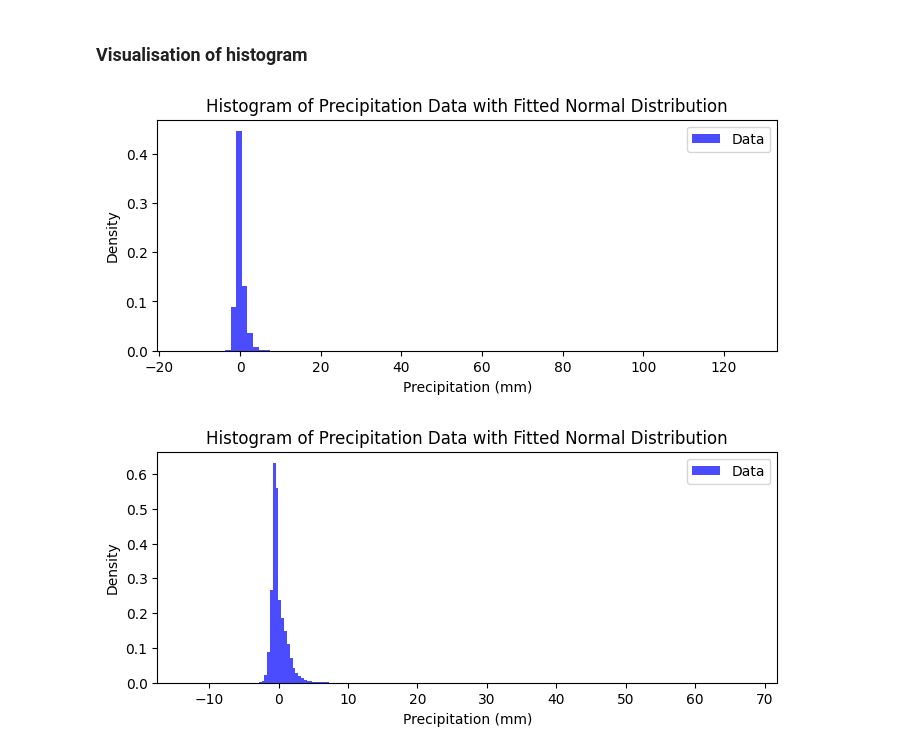
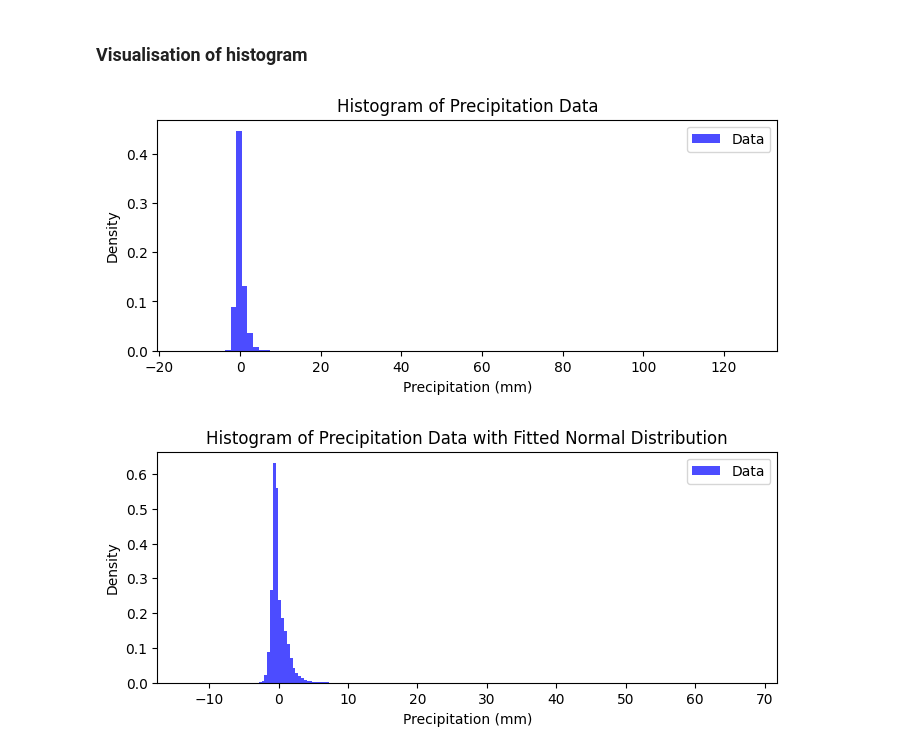
Before and after one commit to linibensonjr/drought-detection-gha, a Jupyter notebook: codebase/precipitation_processing.ipynb, the cells around one changed output. Saved outputs shown, nothing was run; the diff lists cells and outputs as text; code cells hidden in the pictures.

```diff
--- a/codebase/precipitation_processing.ipynb
+++ b/codebase/precipitation_processing.ipynb
@@ -236,16 +228,16 @@ ymin, ymax
 # %%
 # Visiualise the histogram of all stacked data
 
 plt.figure(figsize=(8, 3))
 plt.hist(precipitation_sa_clean, bins=100, density=True, histtype='stepfilled', alpha=0.7, color='blue', label='Data')
 # plt.xlim(-10, 10)
 plt.xlabel('Precipitation (mm)')
 plt.ylabel('Density')
-plt.title('Histogram of Precipitation Data with Fitted Normal Distribution')
+plt.title('Histogram of Precipitation Data')
 plt.legend()
 plt.show()
 # %% [output]
-[figure, old version]
+[figure, new version]
 # %%
 # Visiualise the histogram
 
```
Also changed, not shown: parts of 8 cells of this notebook, 2 other files.
